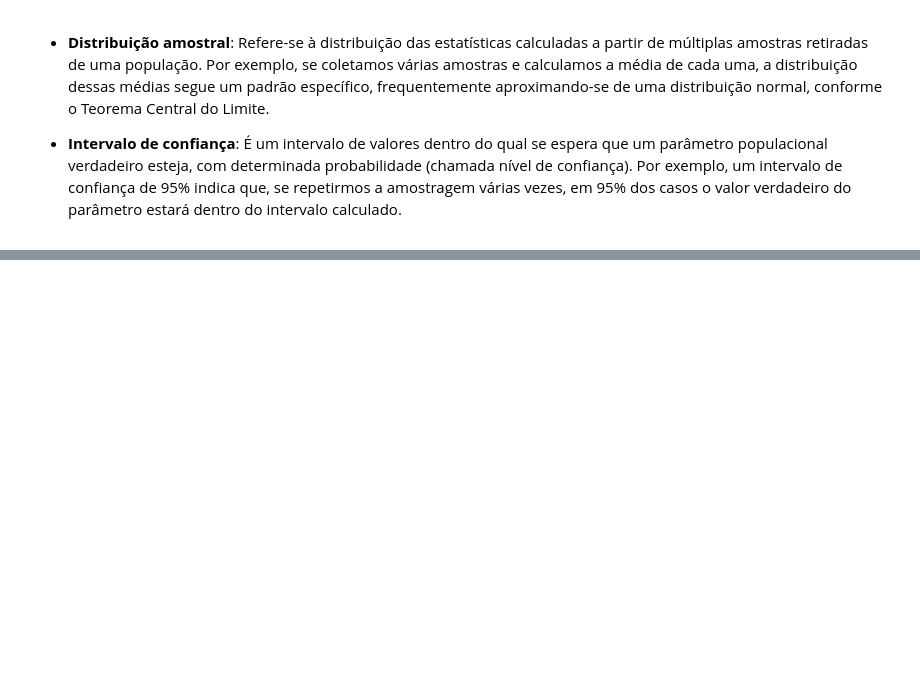
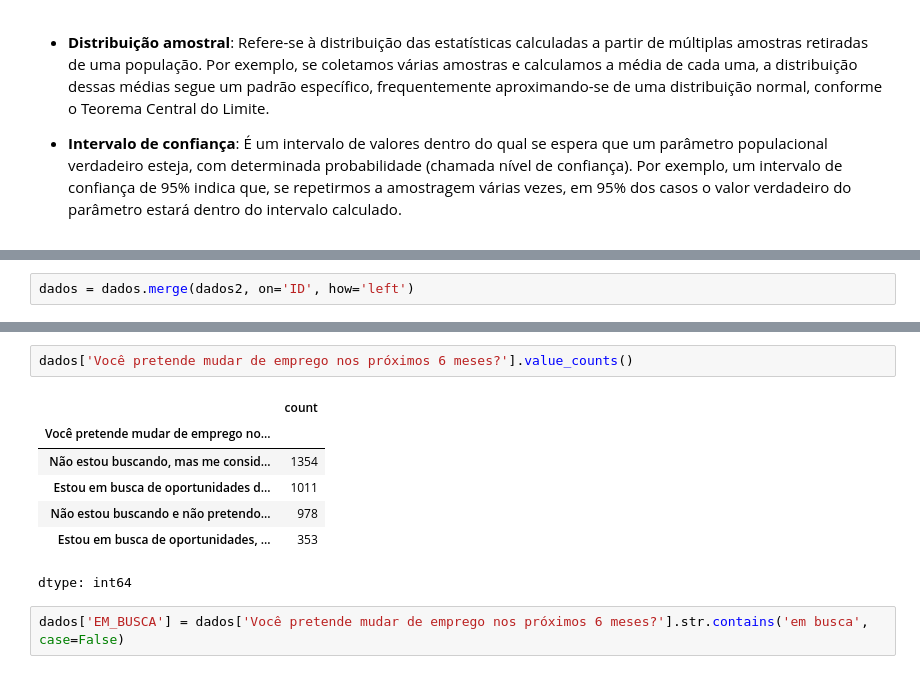
Before and after one commit to sarahscampos/analise-de-dados, a Jupyter notebook: analise_dados.ipynb, the cells around one changed output, grey strips where cells are left out. Cells and saved outputs as stored; diff of their text form; blank space fills up the shorter version.

```diff
--- a/analise_dados.ipynb
+++ b/analise_dados.ipynb
@@ -374,0 +446,2 @@ plt.boxplot(lista_idades)
+# %%
+dados = dados.merge(dados2, on='ID', how='left')
@@ -374,0 +468,12 @@ plt.boxplot(lista_idades)
+# %%
+dados['Você pretende mudar de emprego nos próximos 6 meses?'].value_counts()
+# %% [output]
+|  | count |
+| Você pretende mudar de emprego no... |  |
+| Não estou buscando, mas me consid... | 1354 |
+| Estou em busca de oportunidades d... | 1011 |
+| Não estou buscando e não pretendo... | 978 |
+| Estou em busca de oportunidades, ... | 353 |
+dtype: int64
+# %%
+dados['EM_BUSCA'] = dados['Você pretende mudar de emprego nos próximos 6 meses?'].str.contains('em busca', case=False)
```
Also changed, not shown: parts of 15 cells of this notebook.
